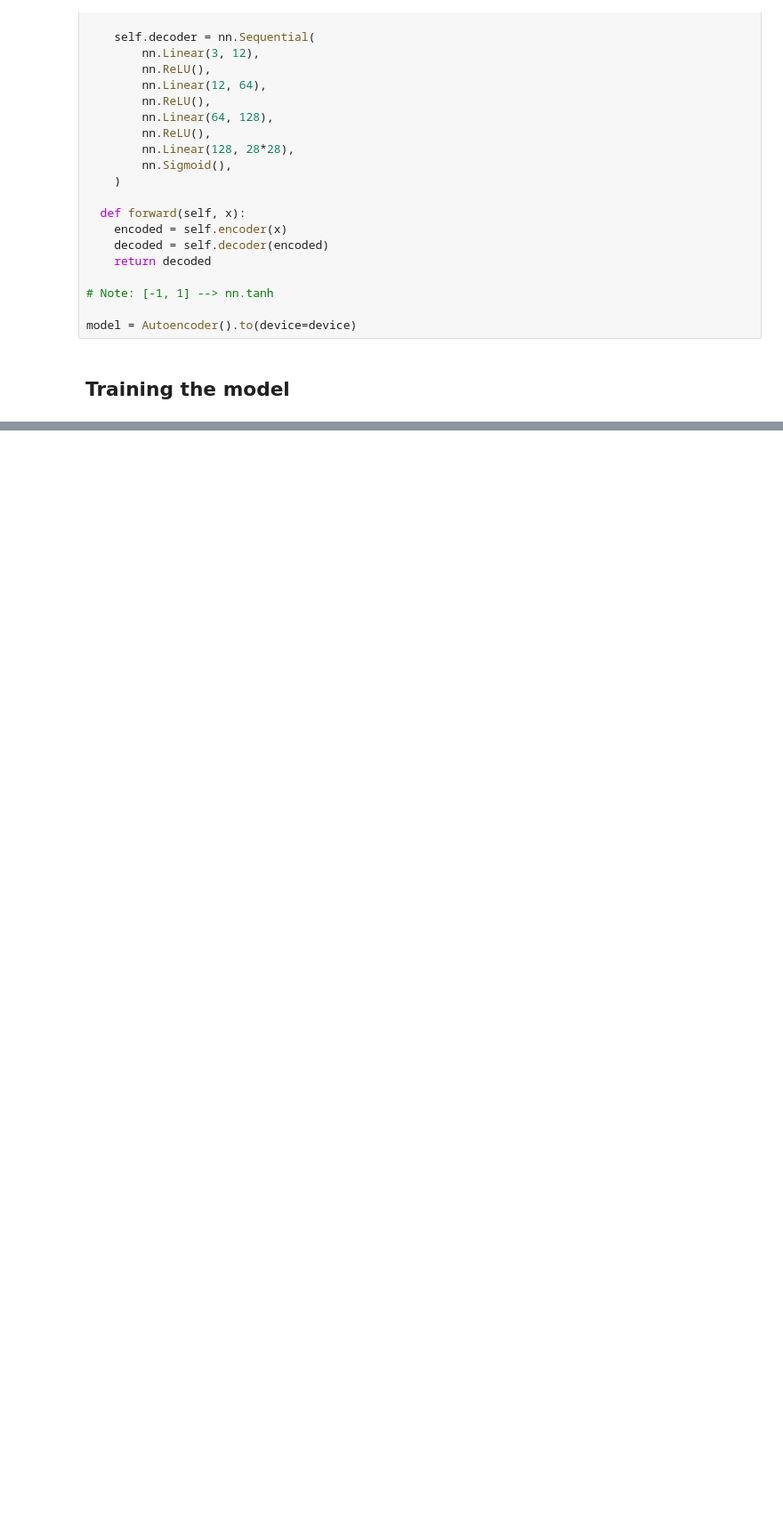
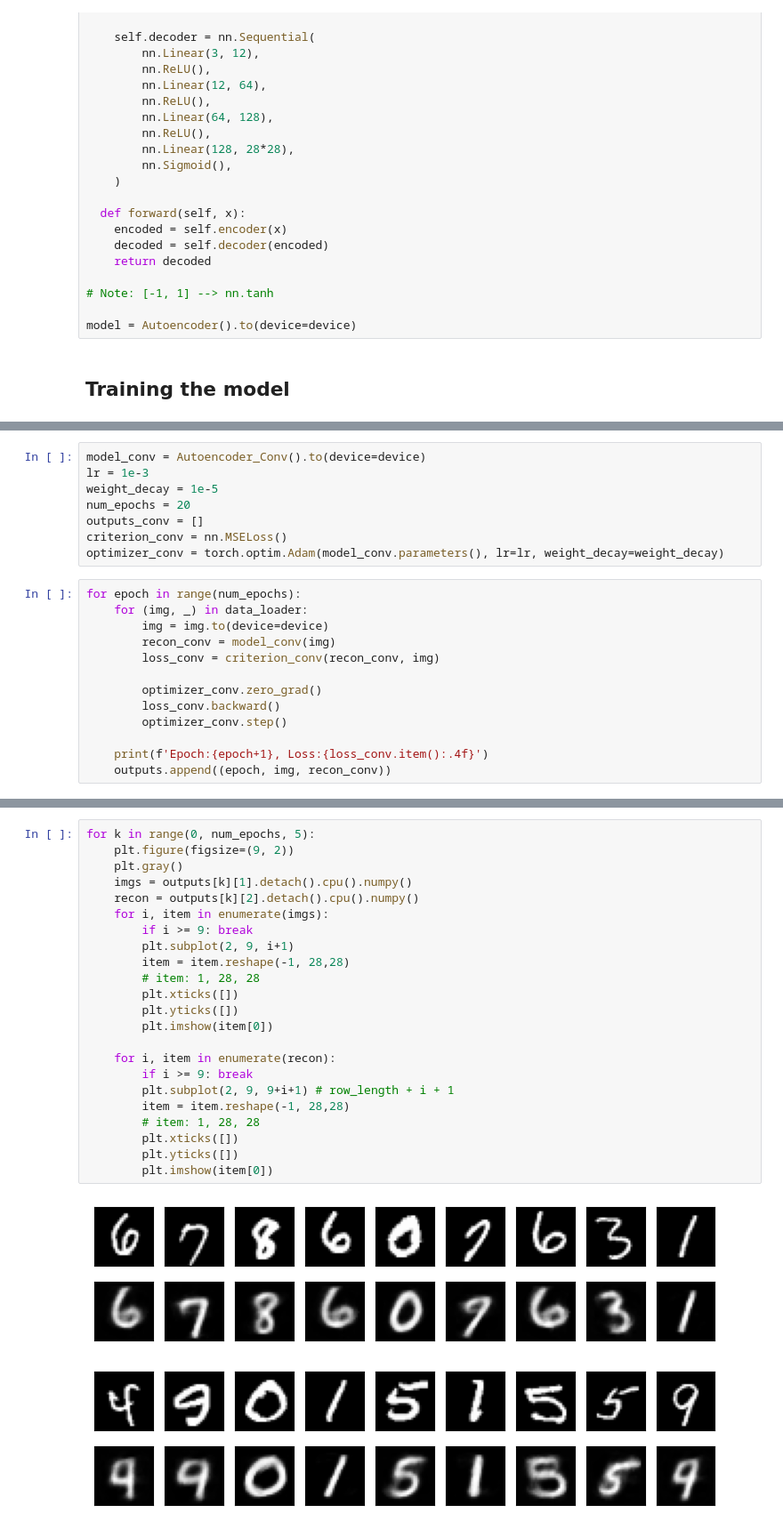
Before and after one commit to BehrangEbrahimi13/Repo_Paper_01, a Jupyter notebook: Autoencoder_In_PyTorch.ipynb, the cells around one changed output, grey strips where cells are left out. Shown at 89% size. Drawn from its saved outputs; the diff is of its cells as text; blank space fills up the shorter version.

```diff
--- a/Autoencoder_In_PyTorch.ipynb
+++ b/Autoencoder_In_PyTorch.ipynb
@@ -154,0 +193,21 @@ for k in range(0, num_epochs, 5):
+# %%
+model_conv = Autoencoder_Conv().to(device=device)
+lr = 1e-3
+weight_decay = 1e-5
+num_epochs = 20
+outputs_conv = []
+criterion_conv = nn.MSELoss()
+optimizer_conv = torch.optim.Adam(model_conv.parameters(), lr=lr, weight_decay=weight_decay)
+# %%
+for epoch in range(num_epochs):
+    for (img, _) in data_loader:
+        img = img.to(device=device)
+        recon_conv = model_conv(img)
+        loss_conv = criterion_conv(recon_conv, img)
+
+        optimizer_conv.zero_grad()
+        loss_conv.backward()
+        optimizer_conv.step()
+
+    print(f'Epoch:{epoch+1}, Loss:{loss_conv.item():.4f}')
+    outputs.append((epoch, img, recon_conv))
@@ -154,0 +225,26 @@ for k in range(0, num_epochs, 5):
+# %%
+for k in range(0, num_epochs, 5):
+    plt.figure(figsize=(9, 2))
+    plt.gray()
+    imgs = outputs[k][1].detach().cpu().numpy()
+    recon = outputs[k][2].detach().cpu().numpy()
+    for i, item in enumerate(imgs):
+        if i >= 9: break
+        plt.subplot(2, 9, i+1)
+        item = item.reshape(-1, 28,28)
+        # item: 1, 28, 28
+        plt.xticks([])
+        plt.yticks([])
+        plt.imshow(item[0])
+
+    for i, item in enumerate(recon):
+        if i >= 9: break
+        plt.subplot(2, 9, 9+i+1) # row_length + i + 1
+        item = item.reshape(-1, 28,28)
+        # item: 1, 28, 28
+        plt.xticks([])
+        plt.yticks([])
+        plt.imshow(item[0])
+# %% [output]
+[figure, added]
+[figure, added]
```
Also changed, not shown: parts of 7 cells of this notebook.
